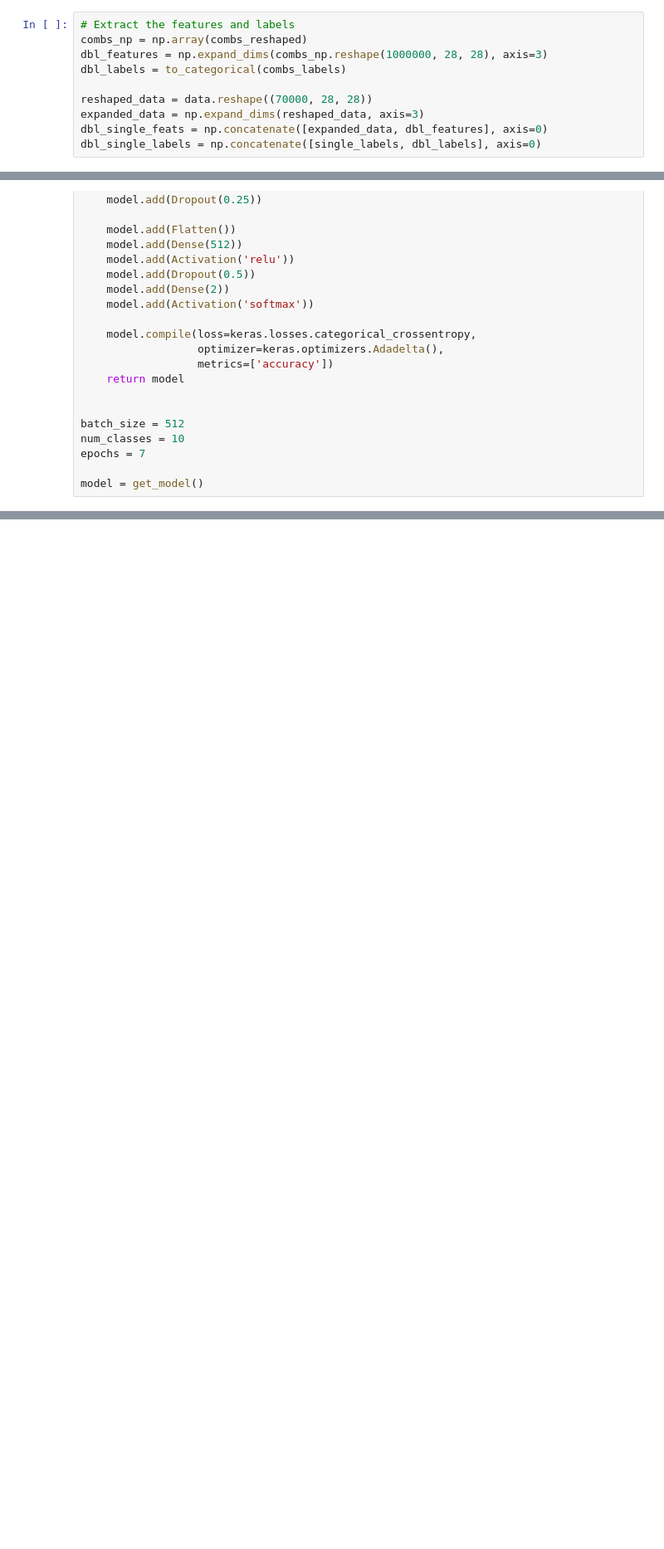
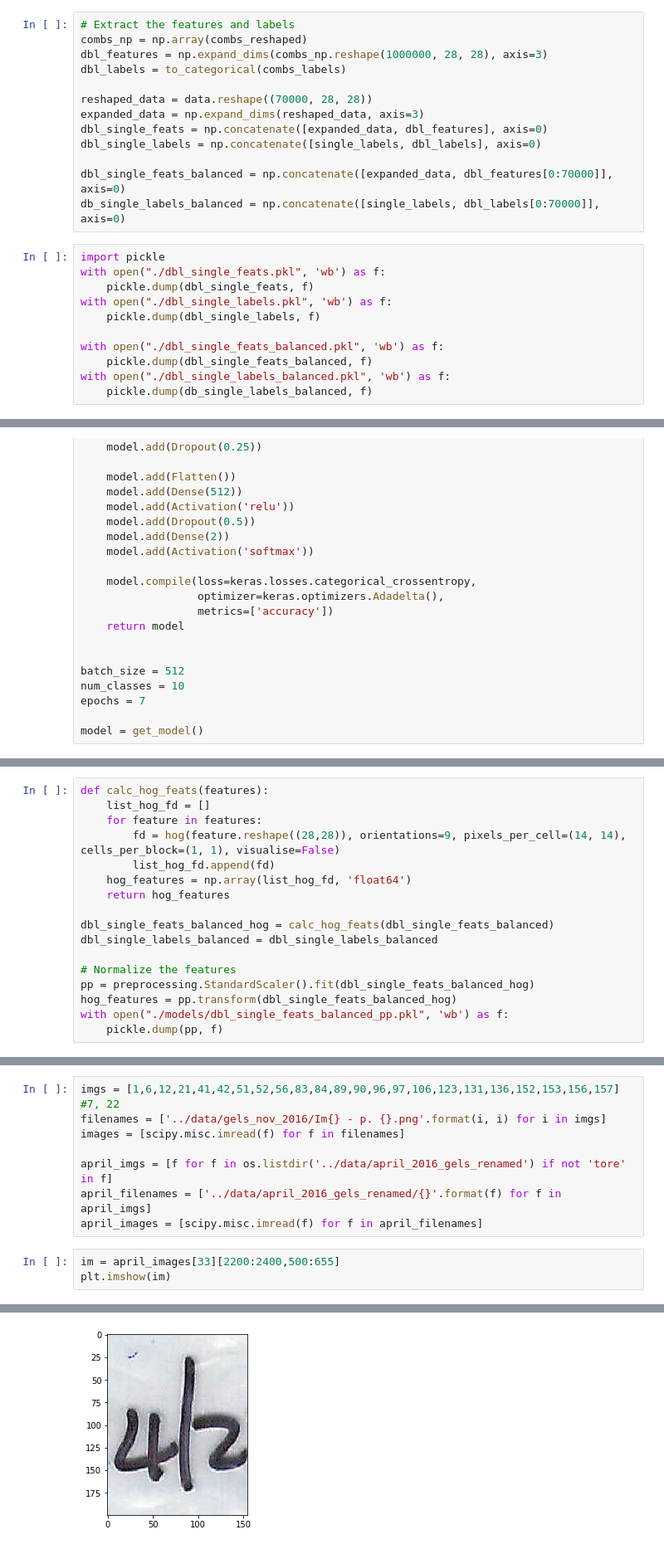
Before and after one commit to ionox0/gels-analysis, a Jupyter notebook: ipython/dbl_digits_differentiator.ipynb, the cells around one changed output, grey strips where cells are left out. Shown at 83% size. Drawn from its saved outputs; the diff is of its cells as text; blank space fills up the shorter version.

```diff
--- a/ipython/dbl_digits_differentiator.ipynb
+++ b/ipython/dbl_digits_differentiator.ipynb
@@ -164,6 +146,20 @@ reshaped_data = data.reshape((70000, 28, 28))
 expanded_data = np.expand_dims(reshaped_data, axis=3)
 dbl_single_feats = np.concatenate([expanded_data, dbl_features], axis=0)
 dbl_single_labels = np.concatenate([single_labels, dbl_labels], axis=0)
+
+dbl_single_feats_balanced = np.concatenate([expanded_data, dbl_features[0:70000]], axis=0)
+db_single_labels_balanced = np.concatenate([single_labels, dbl_labels[0:70000]], axis=0)
+# %%
+import pickle
+with open("./dbl_single_feats.pkl", 'wb') as f:
+    pickle.dump(dbl_single_feats, f)
+with open("./dbl_single_labels.pkl", 'wb') as f:
+    pickle.dump(dbl_single_labels, f)
+
+with open("./dbl_single_feats_balanced.pkl", 'wb') as f:
+    pickle.dump(dbl_single_feats_balanced, f)
+with open("./dbl_single_labels_balanced.pkl", 'wb') as f:
+    pickle.dump(db_single_labels_balanced, f)
 # %%
 dbl_single_feats.shape, dbl_single_labels.shape
 # %% [output]
@@ -239,0 +236,17 @@ Epoch 2/7
+# %%
+def calc_hog_feats(features):
+    list_hog_fd = []
+    for feature in features:
+        fd = hog(feature.reshape((28,28)), orientations=9, pixels_per_cell=(14, 14), cells_per_block=(1, 1), visualise=False)
+        list_hog_fd.append(fd)
+    hog_features = np.array(list_hog_fd, 'float64')
+    return hog_features
+
+dbl_single_feats_balanced_hog = calc_hog_feats(dbl_single_feats_balanced)
+dbl_single_labels_balanced = dbl_single_labels_balanced
+
+# Normalize the features
+pp = preprocessing.StandardScaler().fit(dbl_single_feats_balanced_hog)
+hog_features = pp.transform(dbl_single_feats_balanced_hog)
+with open("./models/dbl_single_feats_balanced_pp.pkl", 'wb') as f:
+    pickle.dump(pp, f)
@@ -239,0 +285,12 @@ Epoch 2/7
+# %%
+imgs = [1,6,12,21,41,42,51,52,56,83,84,89,90,96,97,106,123,131,136,152,153,156,157] #7, 22
+filenames = ['../data/gels_nov_2016/Im{} - p. {}.png'.format(i, i) for i in imgs]
+images = [scipy.misc.imread(f) for f in filenames]
+
+april_imgs = [f for f in os.listdir('../data/april_2016_gels_renamed') if not 'tore' in f]
+april_filenames = ['../data/april_2016_gels_renamed/{}'.format(f) for f in april_imgs]
+april_images = [scipy.misc.imread(f) for f in april_filenames]
+# %%
+im = april_images[33][2200:2400,500:655]
+plt.imshow(im)
+# %% [output]
@@ -239,0 +298 @@ Epoch 2/7
+[figure, added]
```
Also changed, not shown: parts of 13 cells of this notebook, 8 other files.
